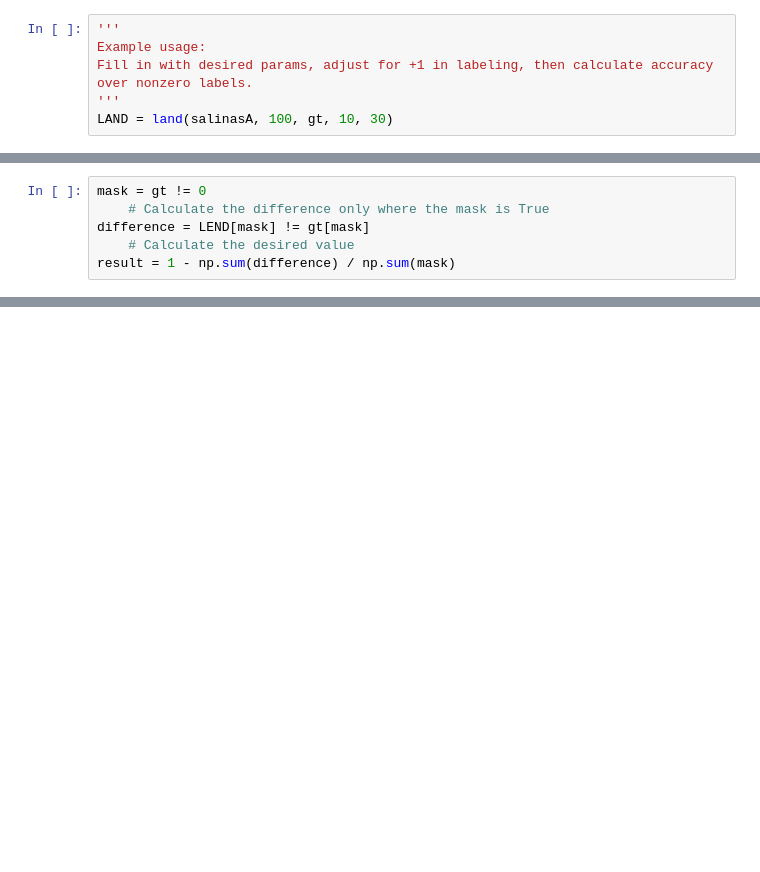
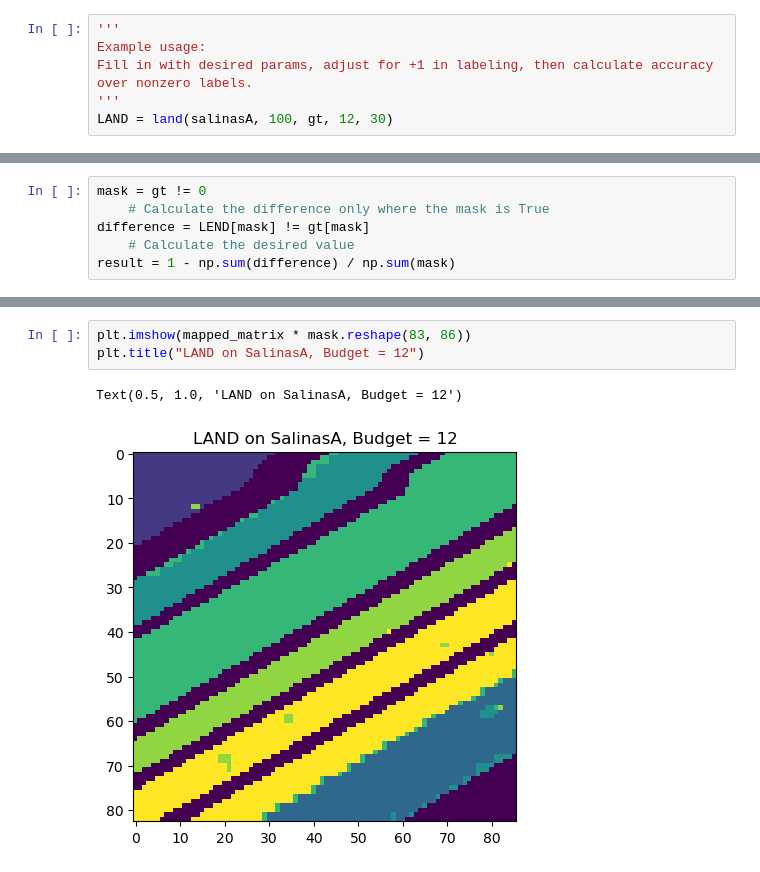
Before and after one commit to kabirst11/LEND, a Jupyter notebook: main.ipynb, the cells around one changed output, grey strips where cells are left out. Drawn from its saved outputs; the diff is of its cells as text; blank space fills up the shorter version.

```diff
--- a/main.ipynb
+++ b/main.ipynb
@@ -135,5 +135,5 @@ def lend(X, K, GT, B, t, J, alpha):
 Example usage:
 Fill in with desired params, adjust for +1 in labeling, then calculate accuracy over nonzero labels.
 '''
-LAND = land(salinasA, 100, gt, 10, 30)
+LAND = land(salinasA, 100, gt, 12, 30)
 # %% [output]
@@ -192,0 +226,6 @@ plt.colorbar()
+# %%
+plt.imshow(mapped_matrix * mask.reshape(83, 86))
+plt.title("LAND on SalinasA, Budget = 12")
+# %% [output]
+Text(0.5, 1.0, 'LAND on SalinasA, Budget = 12')
+[figure, added]
```
Also changed, not shown: parts of 12 cells of this notebook, 3 other files.
